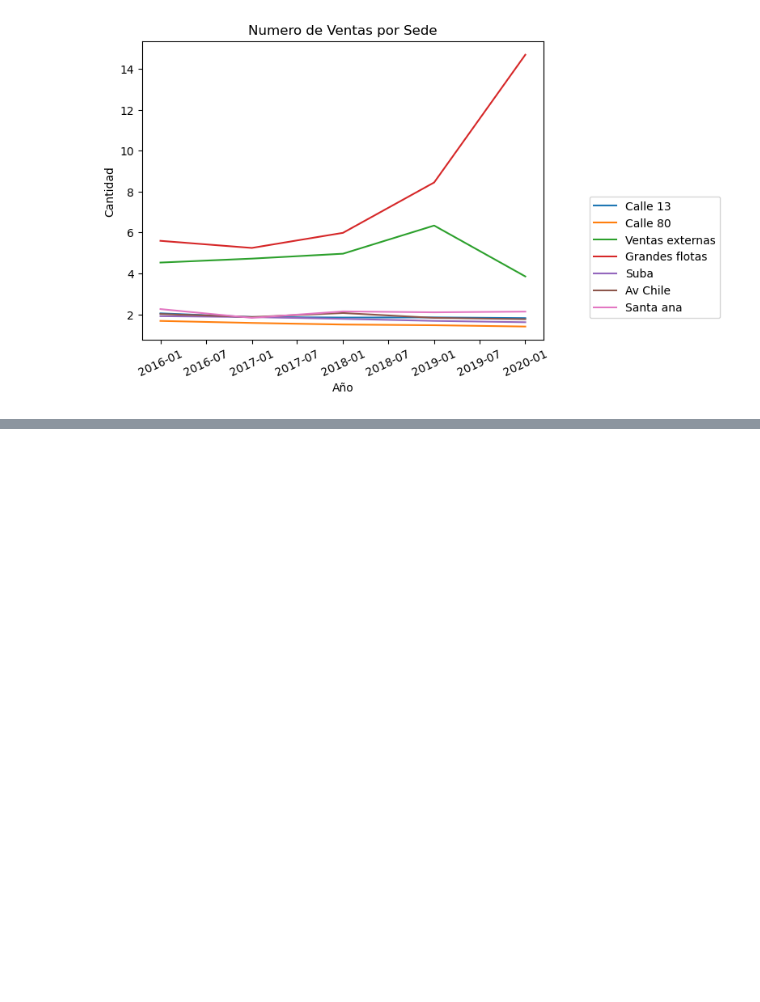
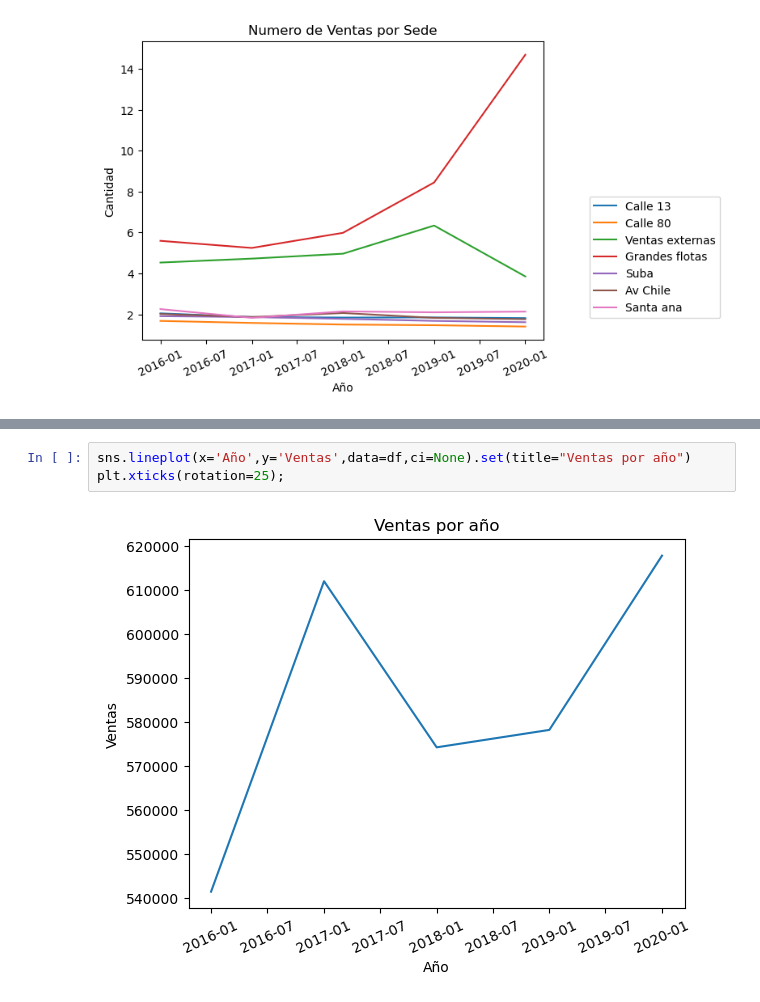
Before and after one commit to Darkzos/Project-Automotive-Service-Auto-Motors-, a Jupyter notebook: Python-Jupyter./Análisis Automotriz Final.ipynb, the cells around one changed output, grey strips where cells are left out. Drawn from its saved outputs; the diff is of its cells as text; blank space fills up the shorter version.

```diff
--- a/Python-Jupyter./Análisis Automotriz Final.ipynb
+++ b/Python-Jupyter./Análisis Automotriz Final.ipynb
@@ -333,0 +341,5 @@ plt.xticks(rotation=25);
+# %%
+sns.lineplot(x='Año',y='Ventas',data=df,ci=None).set(title="Ventas por año")
+plt.xticks(rotation=25);
+# %% [output]
+[figure, added]
```
Also changed, not shown: parts of 5 cells of this notebook.
